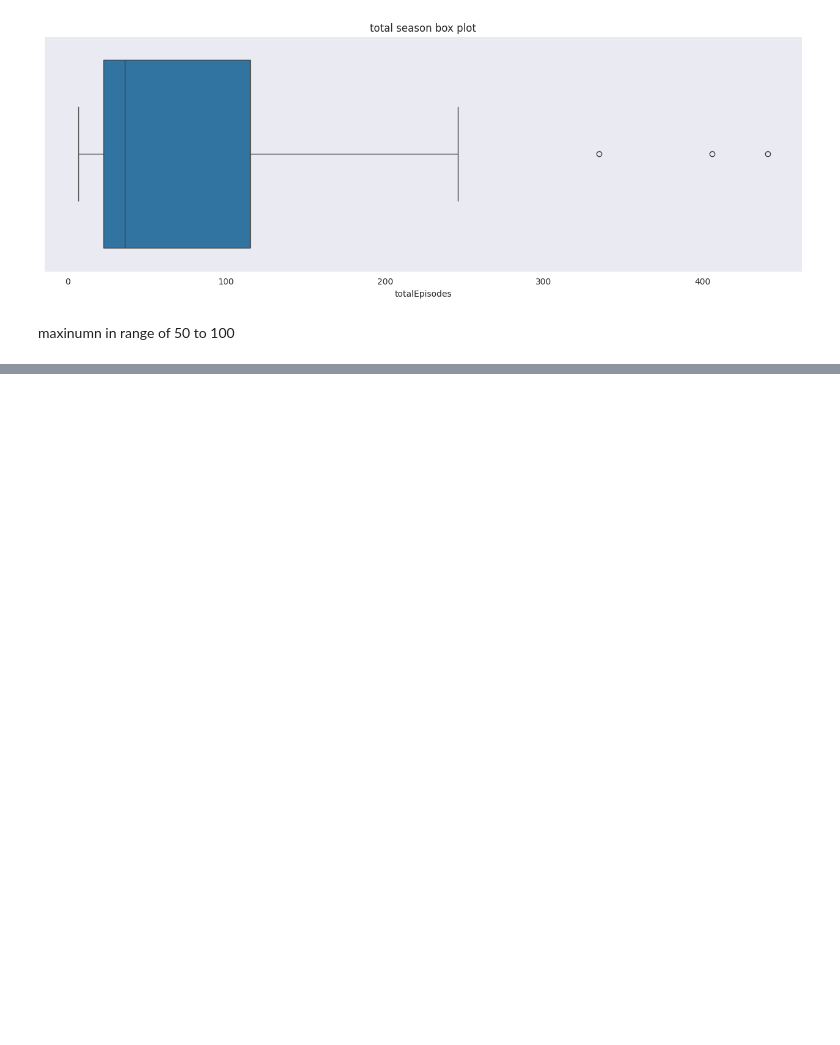
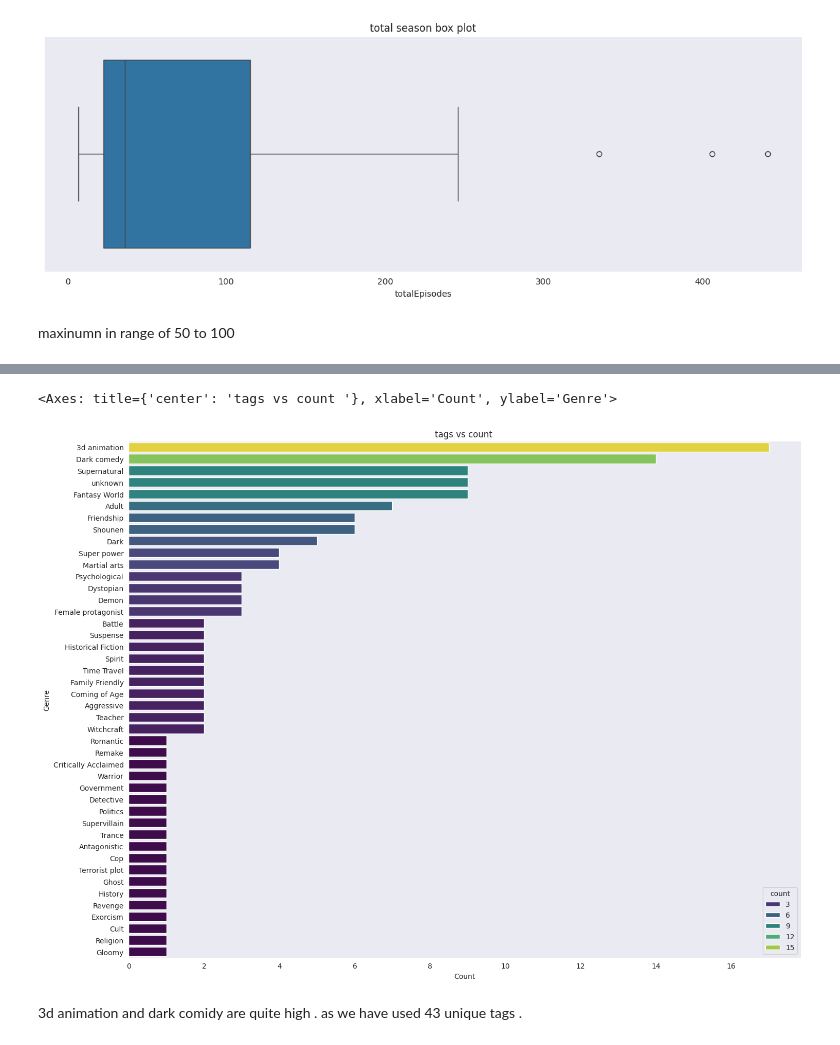
Before and after one commit to Shruthikshetty/media-logger-recommender, a Jupyter notebook: training_notebooks/tv_show_recommedation_model.ipynb, the cells around one changed output, grey strips where cells are left out. Drawn from its saved outputs; the diff is of its cells as text; code cells hidden in the pictures; blank space fills up the shorter version.

```diff
--- a/training_notebooks/tv_show_recommedation_model.ipynb
+++ b/training_notebooks/tv_show_recommedation_model.ipynb
@@ -326,0 +407,12 @@ maxinumn in range of 50  to 100
+# %%
+# Replace the empty array or the missing values with unknown as place holder
+tv_analysis["tags_filled"] = tv_analysis["tags"].apply(lambda x : x  if isinstance(x , list)  and len(x) > 0 else ["unknown"])
+
+# explode and count including the placeholder
+exploded_tags = tv_analysis["tags_filled"].explode()
+tags_counts = exploded_tags.value_counts()
+
+## convert to df
+tags_df = tags_counts.reset_index()
+tags_df.columns = ["tag" , 'count']
+tags_df
@@ -326,0 +437,14 @@ maxinumn in range of 50  to 100
+# %%
+# plot the tags distribution plot with respect to count
+sns.set_style("dark")
+plt.figure(figsize=(14, 11));
+plt.title("tags vs count ")
+plt.xlabel("Count");
+plt.ylabel('Genre')
+plt.tight_layout()
+sns.barplot(x='count', y='tag', data=tags_df, palette='viridis' , hue="count")
+# %% [output]
+<Axes: title={'center': 'tags vs count '}, xlabel='Count', ylabel='Genre'>
+[figure, added]
+# %% [markdown]
+3d animation and dark comidy are quite high . as we have used 43 unique tags .
```
Also changed, not shown: parts of 12 cells of this notebook.
